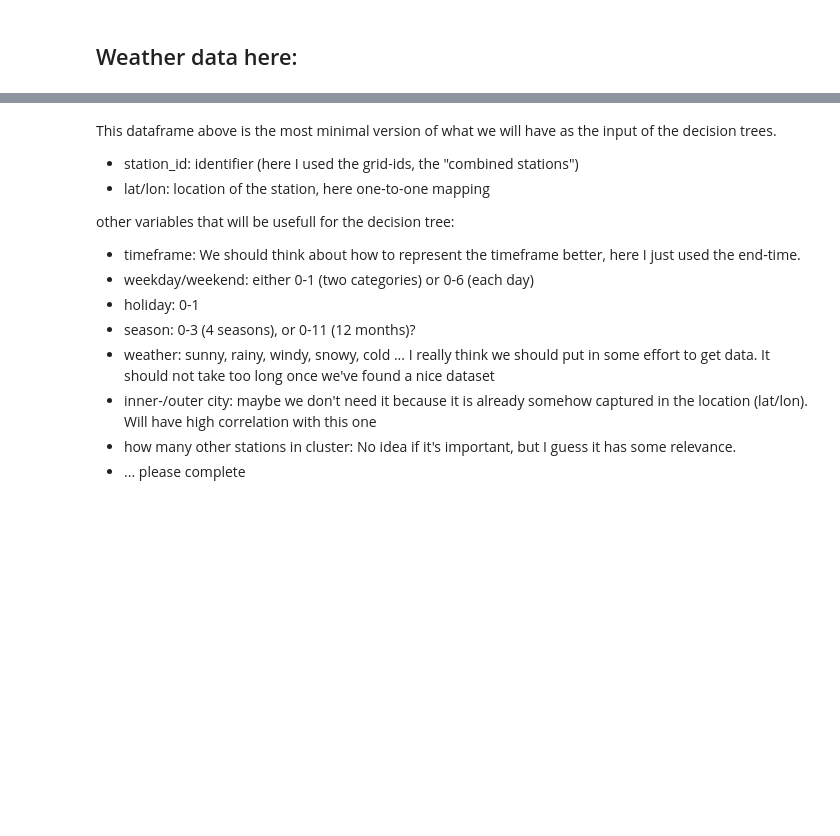
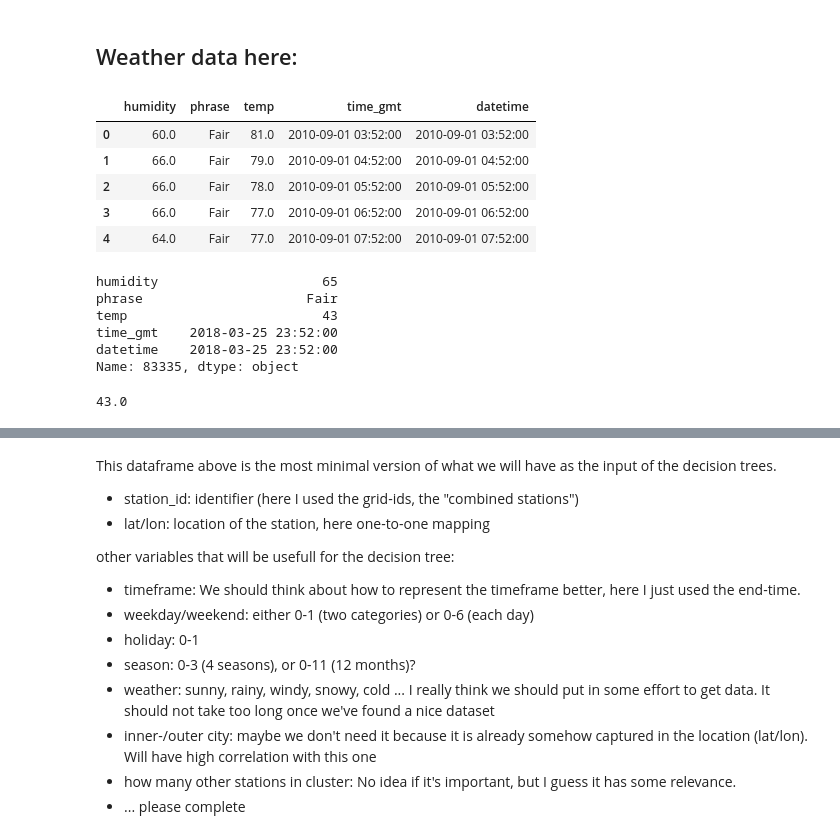
Before and after one commit to FranziskaSW/AI-Project, a Jupyter notebook: data_processing-wo_weather.ipynb, the cells around one changed output, grey strips where cells are left out. Saved outputs shown, nothing was run; the diff lists cells and outputs as text; code cells hidden in the pictures; blank space fills up the shorter version.

```diff
--- a/data_processing-wo_weather.ipynb
+++ b/data_processing-wo_weather.ipynb
@@ -148,2 +161,17 @@ data_s.head()
 # %% [markdown]
 ## Weather data here:
+# %%
+with open(cwd+'/data/weatherdata.json') as json_file:
+    weather = json.load(json_file)
+# %%
+weather_df = pd.DataFrame(weather['observations'])
+# %%
+weather_df['datetime'] = weather_df.time_gmt.apply(lambda x: create_datetime(x))
+weather_df.head()
+# %% [output]
+|  | humidity | phrase | temp | time_gmt | datetime |
+| 0 | 60.0 | Fair | 81.0 | 2010-09-01 03:52:00 | 2010-09-01 03:52:00 |
+| 1 | 66.0 | Fair | 79.0 | 2010-09-01 04:52:00 | 2010-09-01 04:52:00 |
+| 2 | 66.0 | Fair | 78.0 | 2010-09-01 05:52:00 | 2010-09-01 05:52:00 |
+| 3 | 66.0 | Fair | 77.0 | 2010-09-01 06:52:00 | 2010-09-01 06:52:00 |
+| 4 | 64.0 | Fair | 77.0 | 2010-09-01 07:52:00 | 2010-09-01 07:52:00 |
@@ -149,0 +181,13 @@ data_s.head()
+# %%
+current_weather
+# %% [output]
+humidity                     65
+phrase                     Fair
+temp                         43
+time_gmt    2018-03-25 23:52:00
+datetime    2018-03-25 23:52:00
+Name: 83335, dtype: object
+# %%
+current_weather.temp
+# %% [output]
+43.0
```
Also changed, not shown: parts of 15 cells of this notebook.
